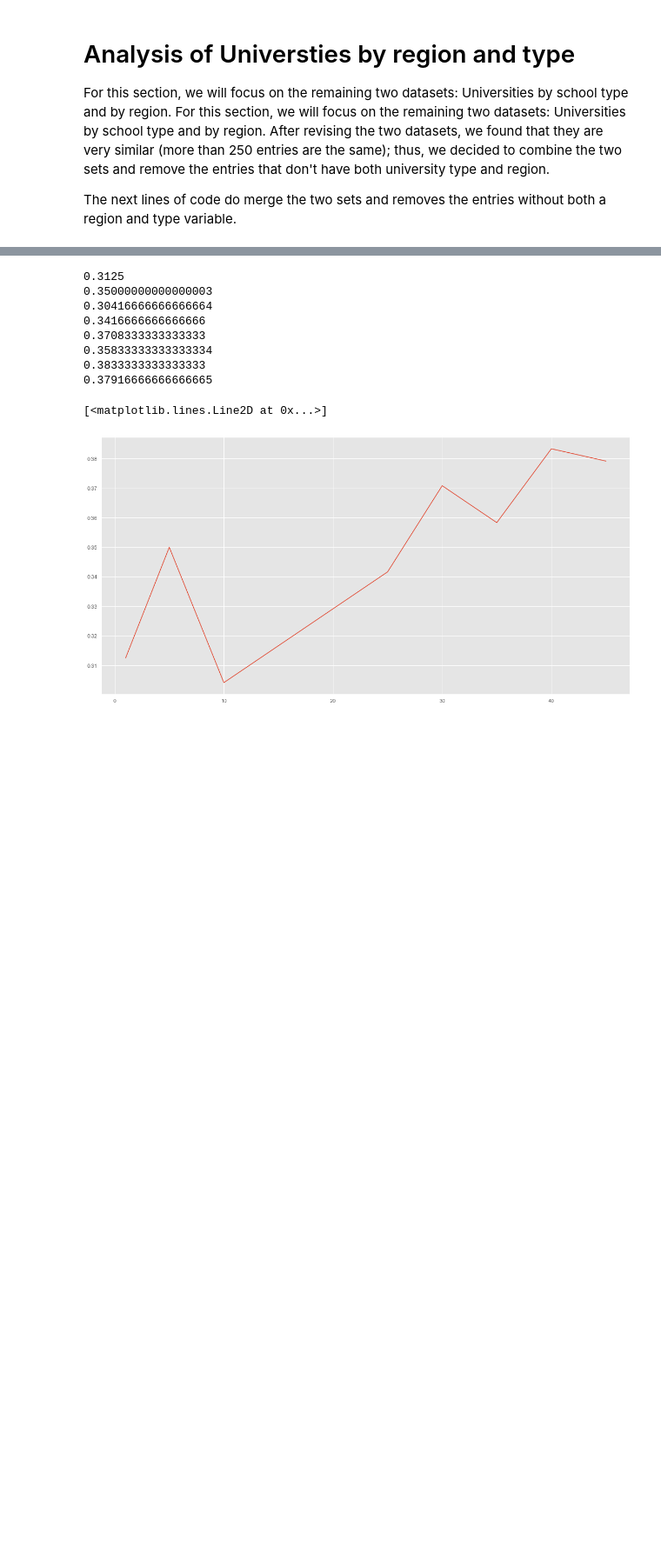
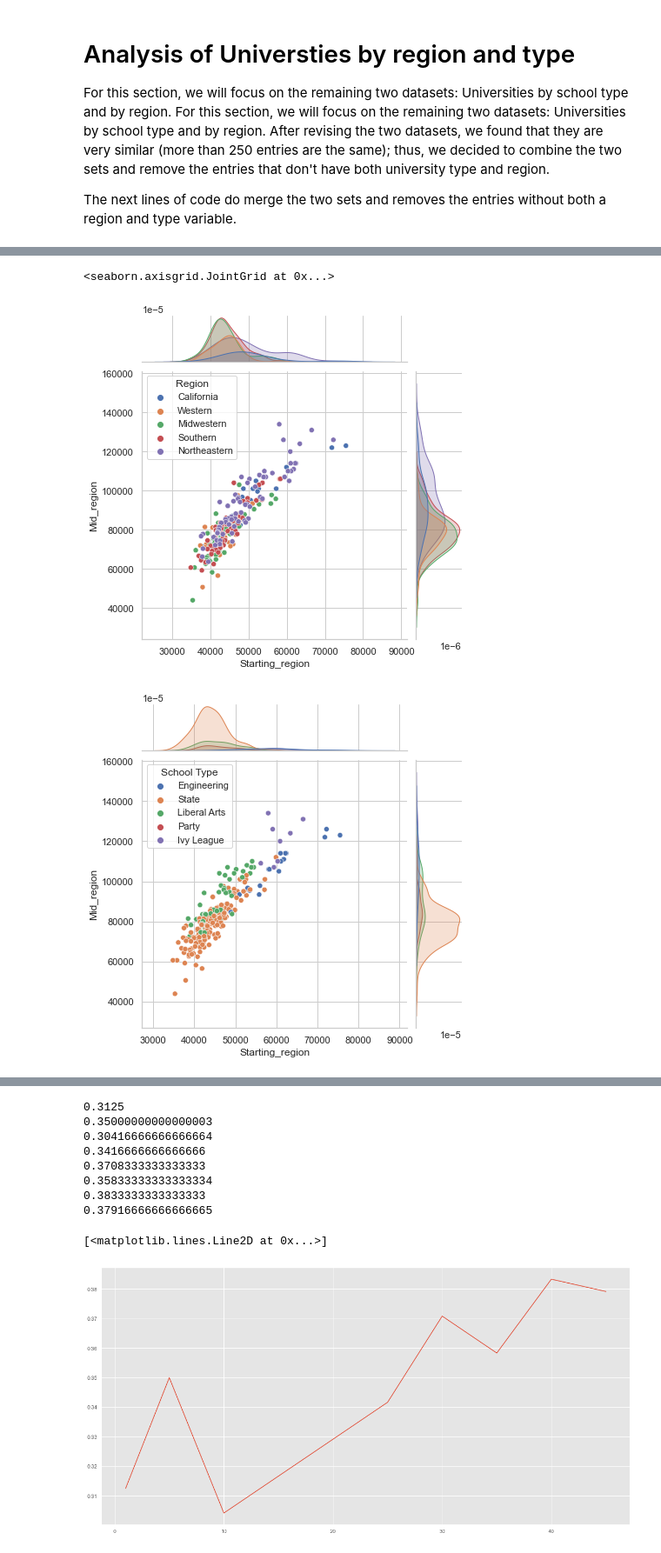
Before and after one commit to UU-Data-Science-Project/Degree-Analyzer, a Jupyter notebook: Project_File.ipynb, the cells around one changed output, grey strips where cells are left out. Shown at 87% size. Saved outputs shown, nothing was run; the diff lists cells and outputs as text; code cells hidden in the pictures; blank space fills up the shorter version.

```diff
--- a/Project_File.ipynb
+++ b/Project_File.ipynb
@@ -679,0 +720,7 @@ sns.pairplot(df_type_region, hue="School Type");
+# %%
+sns.jointplot(data=df_type_region, x="Starting_region", y="Mid_region", hue="Region")
+sns.jointplot(data=df_type_region, x="Starting_region", y="Mid_region", hue="School Type")
+# %% [output]
+<seaborn.axisgrid.JointGrid at 0x...>
+[figure, added]
+[figure, added]
```
Also changed, not shown: parts of 19 cells of this notebook.
